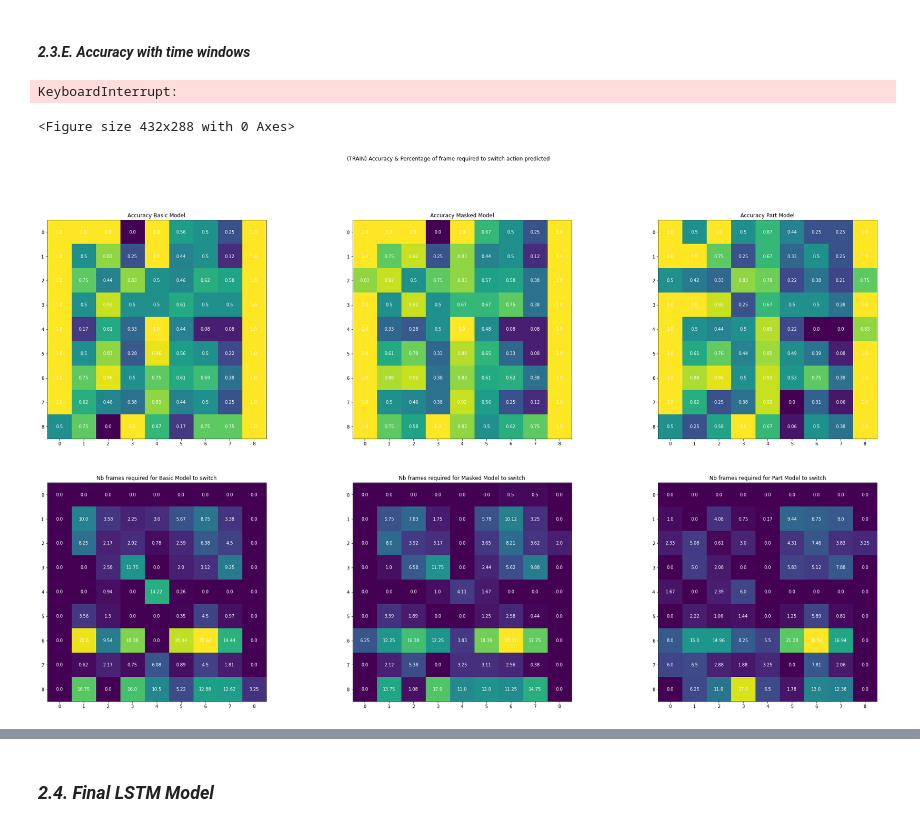
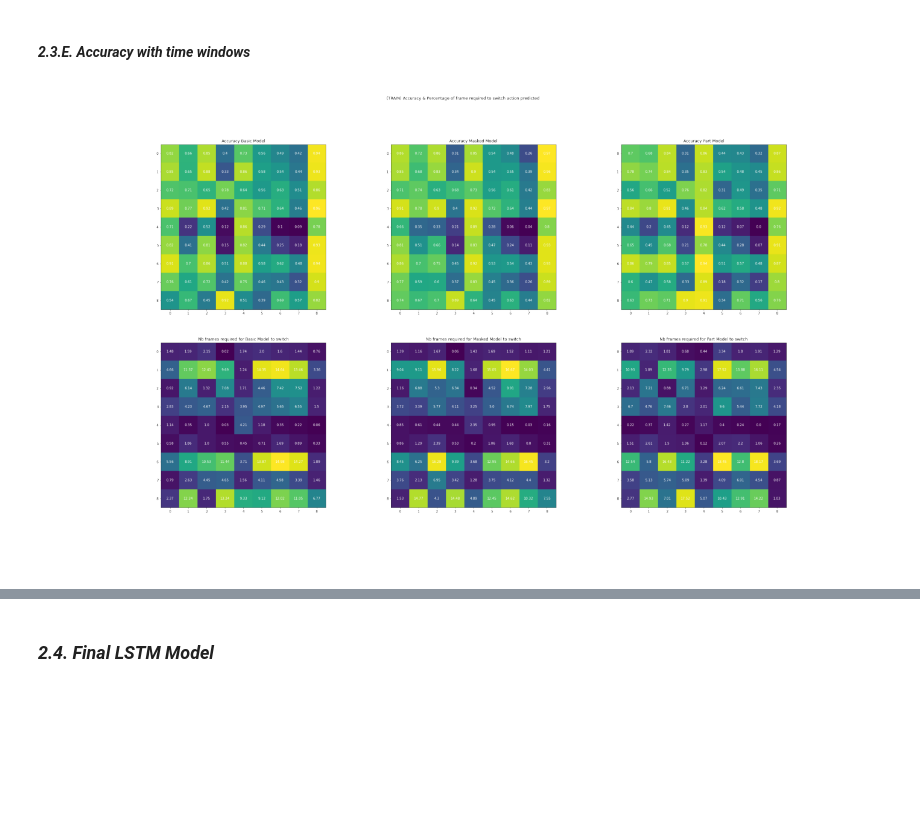
Before and after one commit to anthony-kobanda/human-action-recognition, a Jupyter notebook: model.ipynb, the cells around one changed output, grey strips where cells are left out. Cells and saved outputs as stored; diff of their text form; code cells hidden in the pictures; blank space fills up the shorter version.

```diff
--- a/model.ipynb
+++ b/model.ipynb
@@ -963,5 +963,5 @@ val_result_successive = [accuracy_successive(model, val_dataset3D, int(0.1*len(v
 # %%
-if True:
+if False:
 
     plt.clf()
 
@@ -1002,5 +1001,5 @@ else:
 # %%
-if True:
+if False:
 
     plt.clf()
 
@@ -1045,12 +1043,12 @@ else:
 # %% [markdown]
 #### *2.3.E. Accuracy with time windows*
 # %%
-def accuracy_successive_bis(model, dataset, max_n=None):
+def accuracy_successive_bis(model, dataset, max_n=-1, window_size=50):
 
     accuracies = np.zeros((len(classes),len(classes)))
     nb_frame_needed = np.zeros((len(classes),len(classes)))
     n = max_n
-    if max_n is None:
+    if max_n < 0:
         n = len(dataset)
     sm = nn.Softmax(dim=1).to(device)
 
@@ -1071,7 +1069,7 @@ def accuracy_successive_bis(model, dataset, max_n=None):
             tensor = torch.concat((tensor_i,tensor_j))
             tensor = tensor.reshape(1,tensor.shape[0],75)
 
-            success = int(sm(model(tensor[:,50:,:])[0]).argmax().item()==label_j)
+            success = int(sm(model(tensor[:,window_size:,:])[0]).argmax().item()==label_j)
 
             if success:
 
@@ -1082,19 +1080,18 @@ def accuracy_successive_bis(model, dataset, max_n=None):
                 nb_frames = nb_frames_i+nb_frames_j
 
                 k = 0
-                while sm(model(tensor[:,max(0,nb_frames_i+k-50):nb_frames+k,:])[0]).argmax().item() != label_j and (nb_frames_i+k+1 < nb_frames):
+                while sm(model(tensor[:,max(0,nb_frames_i+k-window_size):nb_frames+k,:])[0]).argmax().item() != label_j and (nb_frames_i+k+1 < nb_frames):
                     k += 1
 
                 nb_frame_needed[label_i][label_j] += k
 
     return accuracies/N, nb_frame_needed/N
 # %%
-train_result_successive_bis = [accuracy_successive_bis(model, train_dataset3D, int(0.025*len(train_dataset3D))) for model in [model_LSTM03D, model_LSTM03D_masked, model_LSTM03D_part]]
-val_result_successive_bis = [accuracy_successive_bis(model, val_dataset3D, int(0.1*len(val_dataset3D))) for model in [model_LSTM03D, model_LSTM03D_masked, model_LSTM03D_part]]
+if False:
+    train_result_successive_bis = [accuracy_successive_bis(model, train_dataset3D, int(0.025*len(train_dataset3D))) for model in [model_LSTM03D, model_LSTM03D_masked, model_LSTM03D_part]]
+    val_result_successive_bis = [accuracy_successive_bis(model, val_dataset3D, int(0.1*len(val_dataset3D))) for model in [model_LSTM03D, model_LSTM03D_masked, model_LSTM03D_part]]
-# %% [output]
-KeyboardInterrupt:
 # %%
-if True:
+if False:
 
     plt.clf()
 
@@ -1103,33 +1100,32 @@ if True:
     fig.set_figwidth(35)
 
     x = np.linspace(start=0.1, stop=1, num=10)
     model_names = ["Basic", "Masked", "Part"]
 
     for i in range(3):
 
         ax[0][i].set_title("Accuracy {} Model".format(model_names[i]))
         ax[0][i].imshow(train_result_successive_bis[i][0])
         for j in range(len(classes)):
             for k in range(len(classes)):
                 ax[0][i].text(j, k, round(train_result_successive_bis[i][0][k][j],2) , ha="center", va="center", color="w")
 
         ax[1][i].set_title("Nb frames required for {} Model to switch".format(model_names[i]))
         ax[1][i].imshow(train_result_successive_bis[i][1])
         for j in range(len(classes)):
             for k in range(len(classes)):
                 ax[1][i].text(j, k, round(train_result_successive_bis[i][1][k][j],2) , ha="center", va="center", color="w")
 
     fig.suptitle("(TRAIN) Accuracy & Percentage of frame required to switch action predicted")
     plt.savefig("./assets/accuracy_succesive_bis_train.png")
     plt.show()
 
 else:
 
     img = plt.imread("./assets/accuracy_succesive_bis_train.png")
     plt.figure(figsize=(25,32))
     plt.imshow(img)
     plt.axis("off")
 # %% [output]
-<Figure size 432x288 with 0 Axes>
-[figure, old version]
+[figure, new version]
 # %%
```
Also changed, not shown: parts of 18 cells of this notebook, 6 other files.
